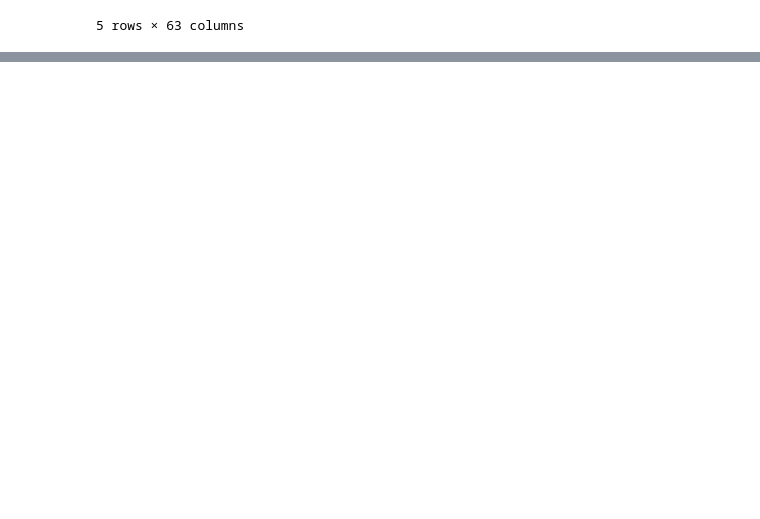
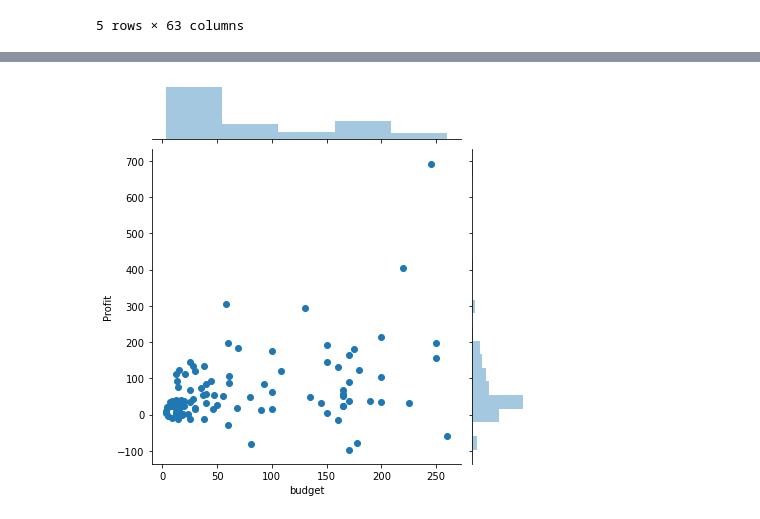
Before and after one commit to TenoNadar/Movie-Ratings, a Jupyter notebook: Movie Ratings.ipynb, the cells around one changed output, grey strips where cells are left out. Cells and saved outputs as stored; diff of their text form; code cells hidden in the pictures; blank space fills up the shorter version.

Commit message:
Data Exploring

```diff
--- a/Movie Ratings.ipynb
+++ b/Movie Ratings.ipynb
@@ -77,3 +77,5 @@ data.head()
 | 3 | Arrival | 2016 | 47.0 | 100.546139 | Amy Adams | Jeremy Renner | Forest Whitaker | 35000 | ... |
 | 4 | Manchester by the Sea | 2016 | 9.0 | 47.695371 | Casey Affleck | Michelle Williams | Kyle Chandler | 518 | ... |
 5 rows × 63 columns
+# %%
+data=data.sort_values(by="Profit",ascending=False)
@@ -79,0 +93,5 @@ data.head()
+# %%
+sns.jointplot("budget","Profit",data)
+plt.show()
+# %% [output]
+[figure, added]
```
Also changed, not shown: parts of 4 cells of this notebook.
